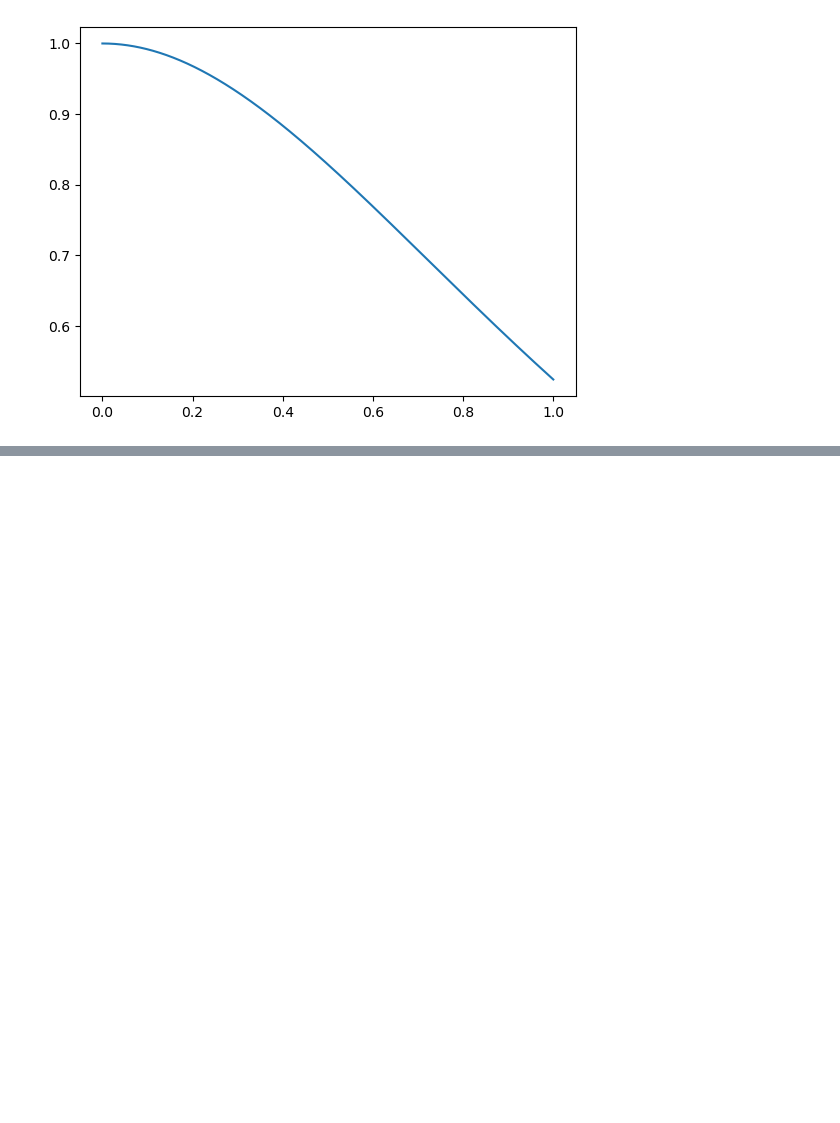
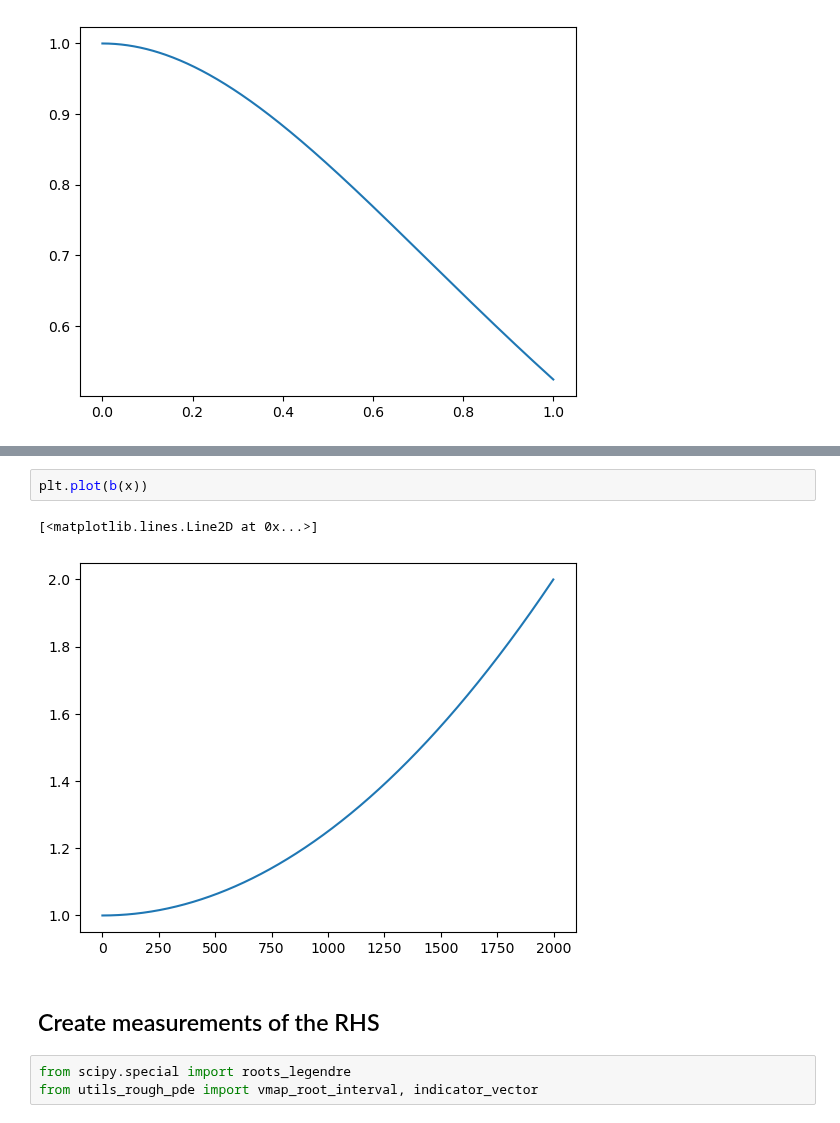
Before and after one commit to MatthieuDarcy/Kernel-NeuralNetworks-SPDEs, a Jupyter notebook: solving_elliptic/elliptic_neumann.ipynb, the cells around one changed output, grey strips where cells are left out. Drawn from its saved outputs; the diff is of its cells as text; blank space fills up the shorter version.

```diff
--- a/solving_elliptic/elliptic_neumann.ipynb
+++ b/solving_elliptic/elliptic_neumann.ipynb
@@ -88,0 +196,10 @@ plt.plot(x, K[0])
+# %%
+plt.plot(b(x))
+# %% [output]
+[<matplotlib.lines.Line2D at 0x...>]
+[figure, added]
+# %% [markdown]
+## Create measurements of the RHS
+# %%
+from scipy.special import roots_legendre
+from utils_rough_pde import vmap_root_interval, indicator_vector
```
Also changed, not shown: parts of 25 cells of this notebook, 1 other file.
